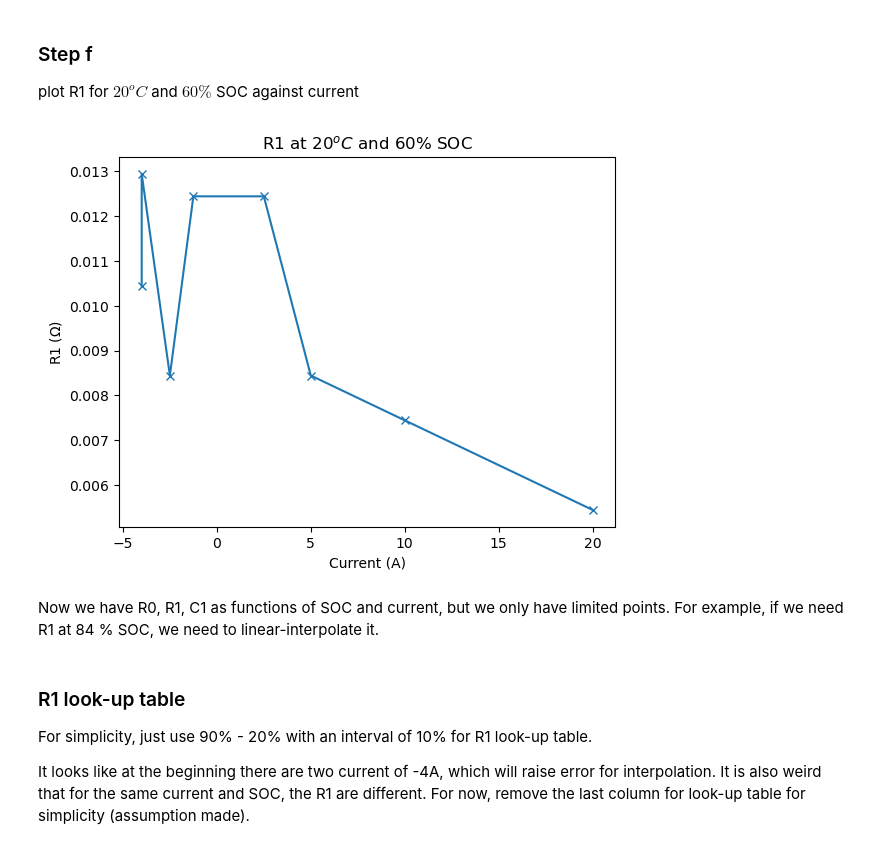
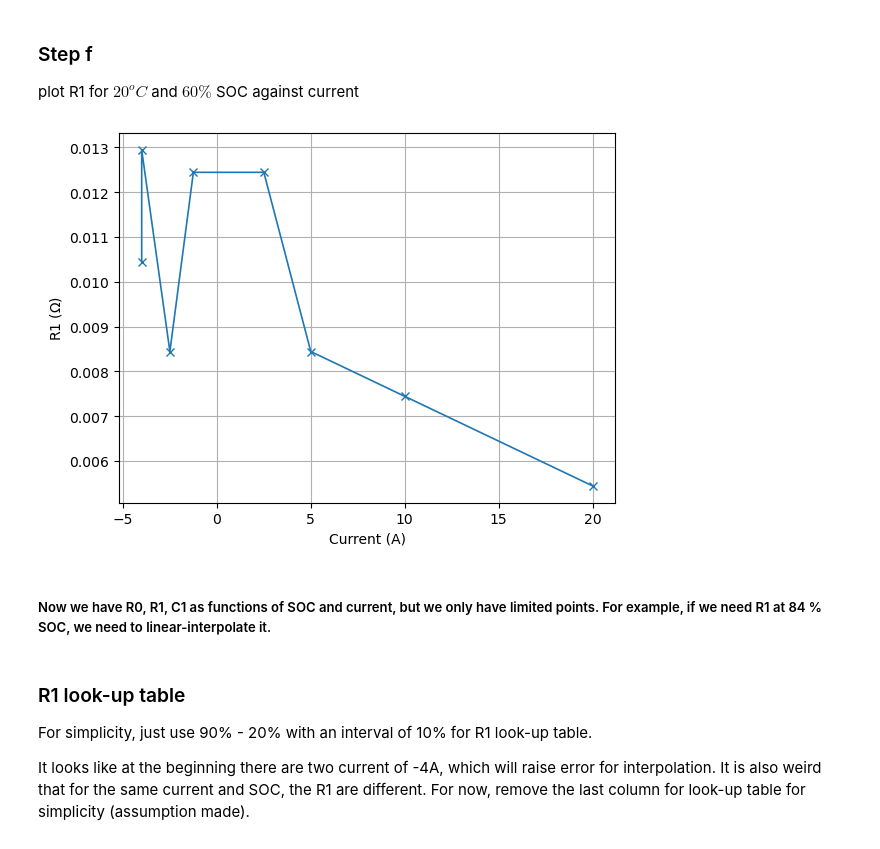
Before and after one commit to sunfanyi/modelling-of-lithium-ion-batteries, a Jupyter notebook: part_2a.ipynb, the cells around one changed output. Drawn from its saved outputs; the diff is of its cells as text; code cells hidden in the pictures.

```diff
--- a/part_2a.ipynb
+++ b/part_2a.ipynb
@@ -247,15 +265,18 @@ SOC after at each V_ss:
 plot R1 for $20^oC$ and $60\%$ SOC against current
 # %%
 sorted_idx_I = np.argsort(I_peaks[3, :])
-plt.plot(I_peaks[3, sorted_idx_I], R1_tab[3, sorted_idx_I], '-x')
-plt.xlabel('Current (A)')
-plt.ylabel('R1 ($\Omega$)')
-plt.title('R1 at $20^oC$ and $60\%$ SOC')
+fig, ax = plt.subplots()
+ax.plot(I_peaks[3, sorted_idx_I], R1_tab[3, sorted_idx_I], '-x', linewidth=1.2)
+ax.grid()
+ax.set_xlabel('Current (A)')
+ax.set_ylabel('R1 ($\Omega$)')
+# ax.set_title('R1 at $20^oC$ and $60\%$ SOC')
 plt.show()
+fig.savefig('Figures/Part 2/2a_R1_20deg_60_SOC.eps', format='eps')
 # %% [output]
-[figure, old version]
+[figure, new version]
 # %% [markdown]
-Now we have R0, R1, C1 as functions of SOC and current, but we only have limited points. For example, if we need R1 at 84 % SOC, we need to linear-interpolate it.
+##### Now we have R0, R1, C1 as functions of SOC and current, but we only have limited points. For example, if we need R1 at 84 % SOC, we need to linear-interpolate it.
 # %% [markdown]
 ### R1 look-up table
 
```
Also changed, not shown: parts of 10 cells of this notebook, 26 other files.
